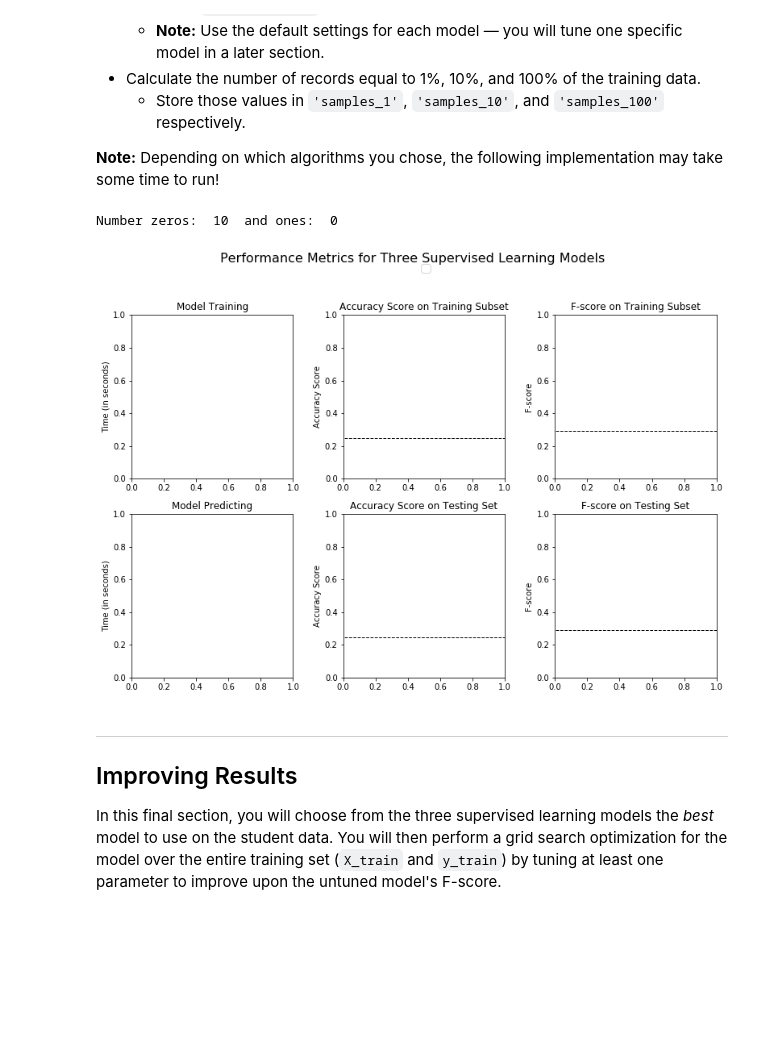
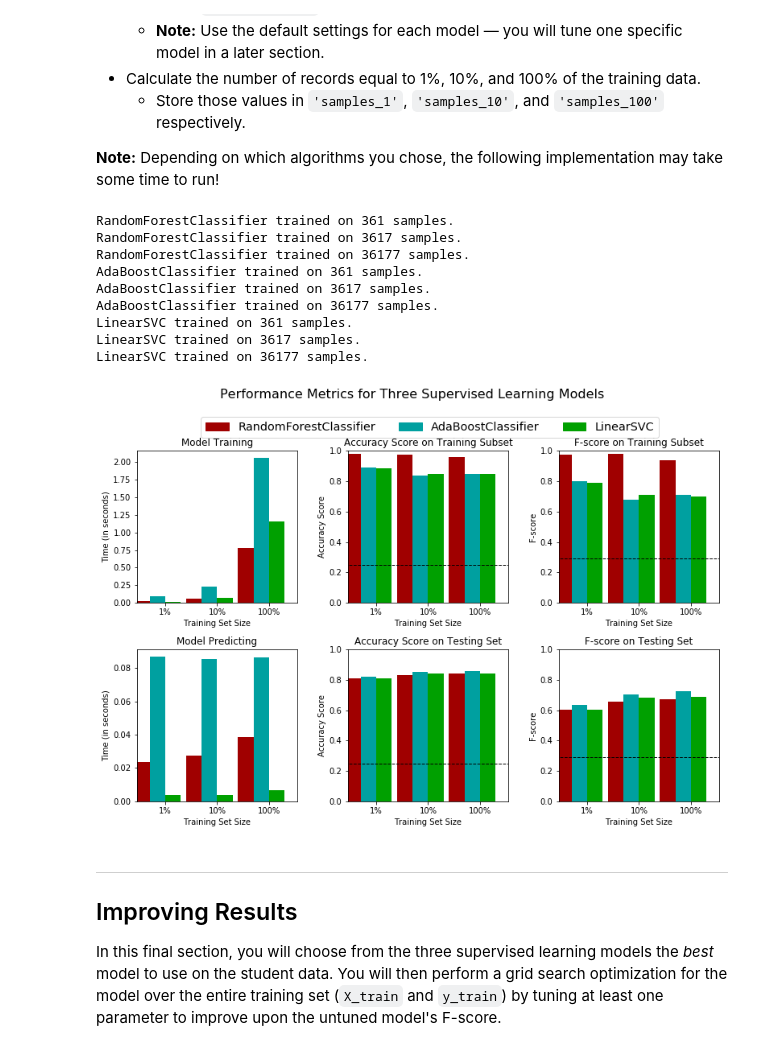
Before and after one commit to charlotteesavage/finding-donors, a Jupyter notebook: finding_donors.ipynb, the cells around one changed output. Cells and saved outputs as stored; diff of their text form; code cells hidden in the pictures; blank space fills up the shorter version.

```diff
--- a/finding_donors.ipynb
+++ b/finding_donors.ipynb
@@ -337,7 +345,7 @@ def train_predict(learner, sample_size, X_train, y_train, X_test, y_test):
     predictions_train = learner.predict(X_train[:300])
     end = time() # Get end time
 
-    print('Prediction class counts: ', predictions_train.dtype)
+#    print('Prediction class counts: ', predictions_train.dtype)
 
     # print("{} trained, {} test samples, {} train samples", learner.__class__.__name__, len(X_test), len(X_train))
     # TODO: Calculate the total prediction time
@@ -347,15 +355,15 @@ def train_predict(learner, sample_size, X_train, y_train, X_test, y_test):
     results['acc_train'] = accuracy_score(y_train[:300], predictions_train)
 
     # TODO: Compute accuracy on test set using accuracy_score()
-    results['acc_test'] = accuracy_score(y_test,predictions_test)
+    results['acc_test'] = accuracy_score(y_test, predictions_test)
 
     # TODO: Compute F-score on the the first 300 training samples using fbeta_score()
-    print('Computing F train')
-    results['f_train'] = fbeta_score(y_train[:300], predictions_train, beta=0.5)
+#    print('Computing F train')
+    results['f_train'] = fbeta_score(y_train[:300], predictions_train, average='binary', beta=0.5)
 
     # TODO: Compute F-score on the test set which is y_test
-    print('Computing F test, length of labels: ', len(y_test))
-    results['f_test'] = fbeta_score(y_test, predictions_test, beta=0.5)
+#    print('Computing F test, length of labels: ', len(y_test))
+    results['f_test'] = fbeta_score(y_test, predictions_test, average='binary', beta=0.5)
 
     # Success
     print("{} trained on {} samples.".format(learner.__class__.__name__, sample_size))
@@ -376,42 +384,50 @@ In the code cell, you will need to implement the following:
 # %%
 # TODO: Import the three supervised learning models from sklearn
 from sklearn.tree import DecisionTreeClassifier
 from sklearn.ensemble import RandomForestClassifier, AdaBoostClassifier
-from sklearn.svm import SVC
+from sklearn.svm import SVC, LinearSVC
+from sklearn.linear_model import LogisticRegression
 
 # TODO: Initialize the three models
 clf_A = RandomForestClassifier()
-clf_B = DecisionTreeClassifier()
-clf_C = SVC()
+clf_B = AdaBoostClassifier()
+clf_C = LinearSVC()
 
 # TODO: Calculate the number of samples for 1%, 10%, and 100% of the training data
 # HINT: samples_100 is the entire training set i.e. len(y_train)
 # HINT: samples_10 is 10% of samples_100 (ensure to set the count of the values to be `int` and not `float`)
 # HINT: samples_1 is 1% of samples_100 (ensure to set the count of the values to be `int` and not `float`)
 samples_100 = len(y_train)
 samples_10 = int(0.1*samples_100)
 samples_1 = int(0.01*samples_100)
 
 # Collect results on the learners
 results = {}
 
-clf_C.fit(X_train[:300], y_train[:300])
-y_test = clf_C.predict(X_test[:10])
-print('Number zeros: ', np.count_nonzero(y_test == 0), ' and ones: ', np.count_nonzero(y_test ==1))
+#clf_C.fit(X_train[:300], y_train[:300])
+#y_test = clf_C.predict(X_test[:10])
+#print('Number zeros: ', np.count_nonzero(y_test == 0), ' and ones: ', np.count_nonzero(y_test ==1))
 
-# for clf in [clf_A, clf_B, clf_C]:
-#     clf_name = clf.__class__.__name__
-#     results[clf_name] = {}
-#     for i, samples in enumerate([samples_1, samples_10, samples_100]):
-#         # print('Training ', clf_name, ' on ', sample)
-#         results[clf_name][i] = \
-#             train_predict(clf, samples, X_train, y_train, X_test, y_test)
+for clf in [clf_A, clf_B, clf_C]:
+    clf_name = clf.__class__.__name__
+    results[clf_name] = {}
+    for i, samples in enumerate([samples_1, samples_10, samples_100]):
+        results[clf_name][i] = \
+        train_predict(clf, samples, X_train, y_train, X_test, y_test)
 
 # Run metrics visualization for the three supervised learning models chosen
 vs.evaluate(results, accuracy, fscore)
 # %% [output]
-Number zeros:  10  and ones:  0
+RandomForestClassifier trained on 361 samples.
+RandomForestClassifier trained on 3617 samples.
+RandomForestClassifier trained on 36177 samples.
+AdaBoostClassifier trained on 361 samples.
+AdaBoostClassifier trained on 3617 samples.
+AdaBoostClassifier trained on 36177 samples.
+LinearSVC trained on 361 samples.
+LinearSVC trained on 3617 samples.
+LinearSVC trained on 36177 samples.
-[figure, old version]
+[figure, new version]
 # %% [markdown]
 ----
 ## Improving Results
```
Also changed, not shown: parts of 21 cells of this notebook, 1 other file.
